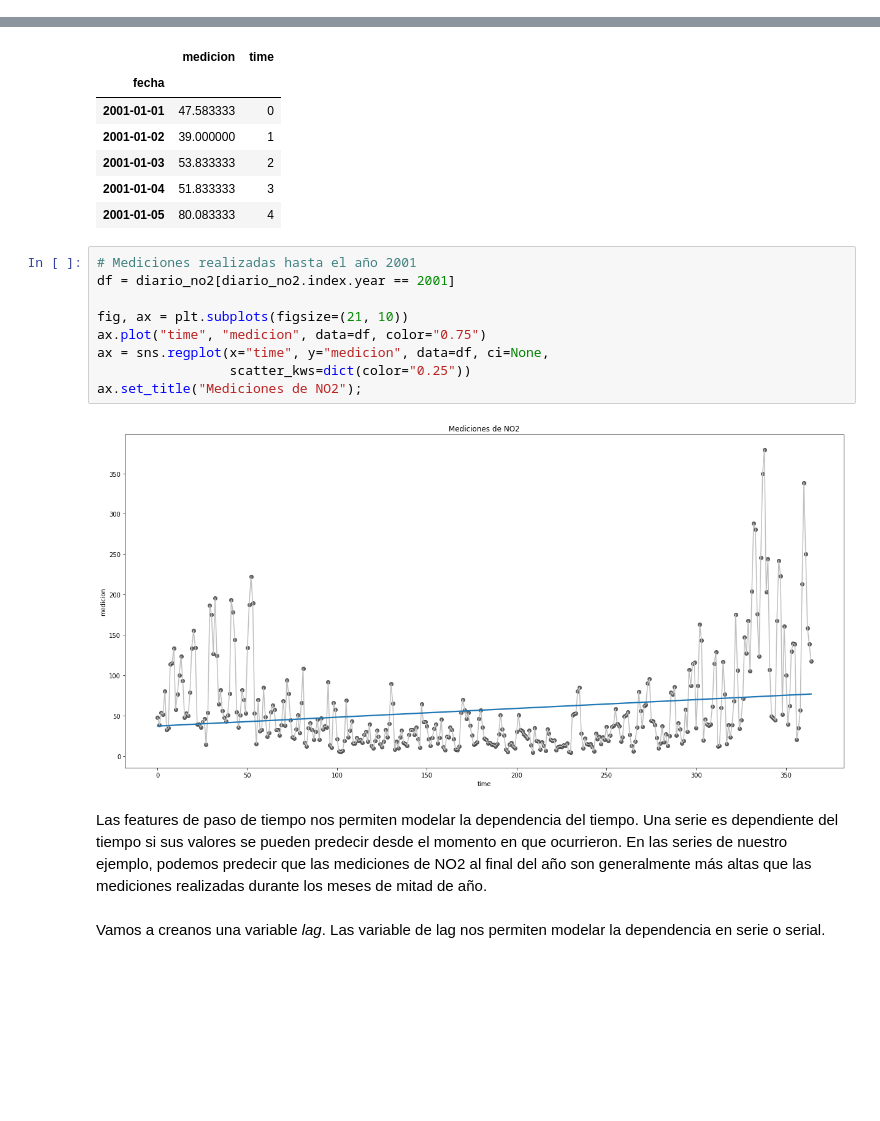
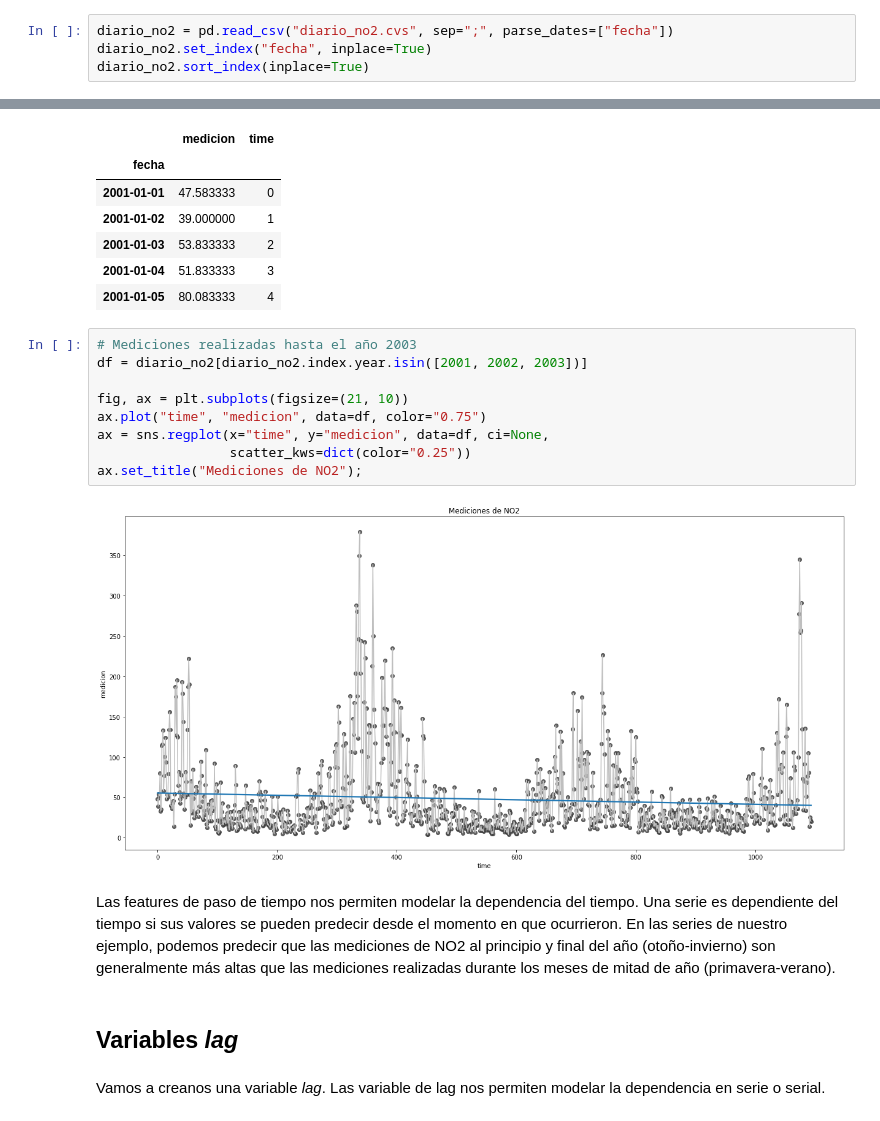
Before and after one commit to SgtSteiner/calidad-del-aire, a Jupyter notebook: calidad_aire_eda.ipynb, the cells around one changed output, grey strips where cells are left out. Saved outputs shown, nothing was run; the diff lists cells and outputs as text; blank space fills up the shorter version.

```diff
--- a/calidad_aire_eda.ipynb
+++ b/calidad_aire_eda.ipynb
@@ -153,0 +150,4 @@ diario_no2.sort_index(inplace=True)
+# %%
+diario_no2 = pd.read_csv("diario_no2.cvs", sep=";", parse_dates=["fecha"])
+diario_no2.set_index("fecha", inplace=True)
+diario_no2.sort_index(inplace=True)
@@ -221,18 +233,20 @@ diario_no2.head()
 | 2001-01-04 | 51.833333 | 3 |
 | 2001-01-05 | 80.083333 | 4 |
 # %%
-# Mediciones realizadas hasta el año 2001
-df = diario_no2[diario_no2.index.year == 2001]
+# Mediciones realizadas hasta el año 2003
+df = diario_no2[diario_no2.index.year.isin([2001, 2002, 2003])]
 
 fig, ax = plt.subplots(figsize=(21, 10))
 ax.plot("time", "medicion", data=df, color="0.75")
 ax = sns.regplot(x="time", y="medicion", data=df, ci=None,
                  scatter_kws=dict(color="0.25"))
 ax.set_title("Mediciones de NO2");
 # %% [output]
-[figure, old version]
+[figure, new version]
 # %% [markdown]
-Las features de paso de tiempo nos permiten modelar la dependencia del tiempo. Una serie es dependiente del tiempo si sus valores se pueden predecir desde el momento en que ocurrieron. En las series de nuestro ejemplo, podemos predecir que las mediciones de NO2 al final del año son generalmente más altas que las mediciones realizadas durante los meses de mitad de año.
+Las features de paso de tiempo nos permiten modelar la dependencia del tiempo. Una serie es dependiente del tiempo si sus valores se pueden predecir desde el momento en que ocurrieron. En las series de nuestro ejemplo, podemos predecir que las mediciones de NO2 al principio y final del año (otoño-invierno) son generalmente más altas que las mediciones realizadas durante los meses de mitad de año (primavera-verano).
+# %% [markdown]
+## Variables *lag*
 # %% [markdown]
 Vamos a creanos una variable *lag*. Las variable de lag nos permiten modelar la dependencia en serie o serial.
 # %%
```
Also changed, not shown: parts of 29 cells of this notebook.
